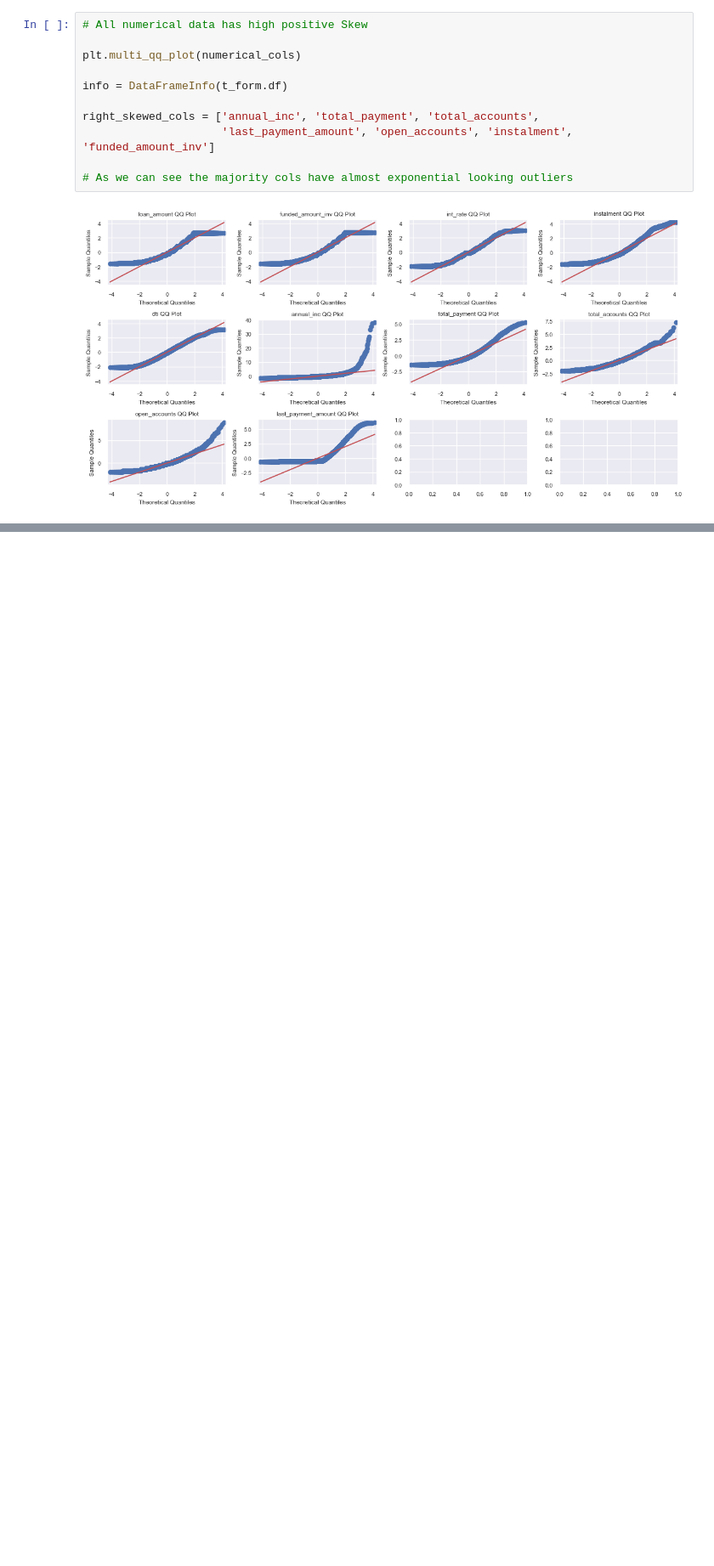
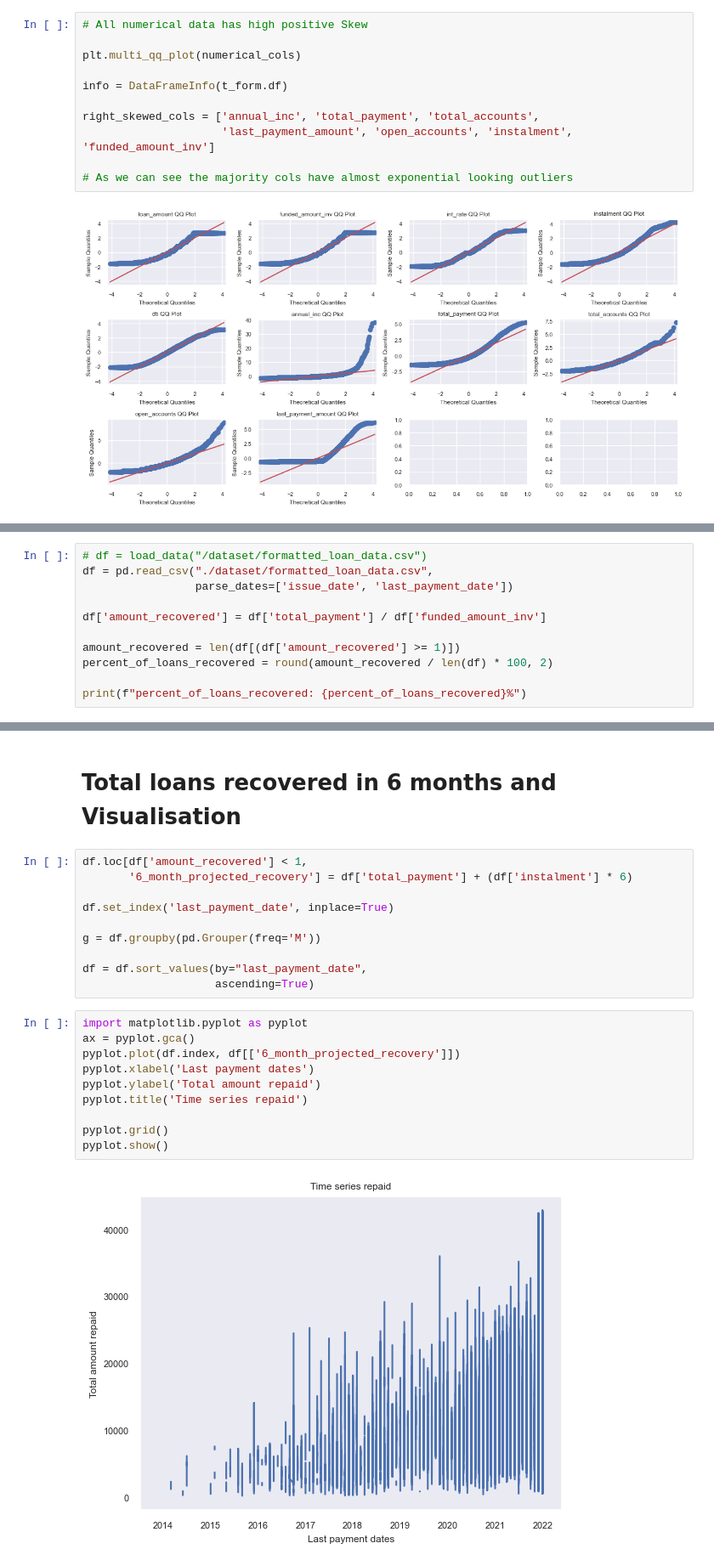
Before and after one commit to stealthchopper2k/exploratory-data-analysis---customer-loans-in-finance, a Jupyter notebook: main.ipynb, the cells around one changed output, grey strips where cells are left out. Shown at 85% size. Saved outputs shown, nothing was run; the diff lists cells and outputs as text; blank space fills up the shorter version.

```diff
--- a/main.ipynb
+++ b/main.ipynb
@@ -299,0 +263,11 @@ Transformer.drop_cols(['instalment', 'funded_amount_inv'])
+# %%
+# df = load_data("/dataset/formatted_loan_data.csv")
+df = pd.read_csv("./dataset/formatted_loan_data.csv",
+                 parse_dates=['issue_date', 'last_payment_date'])
+
+df['amount_recovered'] = df['total_payment'] / df['funded_amount_inv']
+
+amount_recovered = len(df[(df['amount_recovered'] >= 1)])
+percent_of_loans_recovered = round(amount_recovered / len(df) * 100, 2)
+
+print(f"percent_of_loans_recovered: {percent_of_loans_recovered}%")
@@ -299,0 +303,24 @@ Transformer.drop_cols(['instalment', 'funded_amount_inv'])
+# %% [markdown]
+# Total loans recovered in 6 months and Visualisation
+# %%
+df.loc[df['amount_recovered'] < 1,
+       '6_month_projected_recovery'] = df['total_payment'] + (df['instalment'] * 6)
+
+df.set_index('last_payment_date', inplace=True)
+
+g = df.groupby(pd.Grouper(freq='M'))
+
+df = df.sort_values(by="last_payment_date",
+                    ascending=True)
+# %%
+import matplotlib.pyplot as pyplot
+ax = pyplot.gca()
+pyplot.plot(df.index, df[['6_month_projected_recovery']])
+pyplot.xlabel('Last payment dates')
+pyplot.ylabel('Total amount repaid')
+pyplot.title('Time series repaid')
+
+pyplot.grid()
+pyplot.show()
+# %% [output]
+[figure, added]
```
Also changed, not shown: parts of 19 cells of this notebook, 5 other files.
